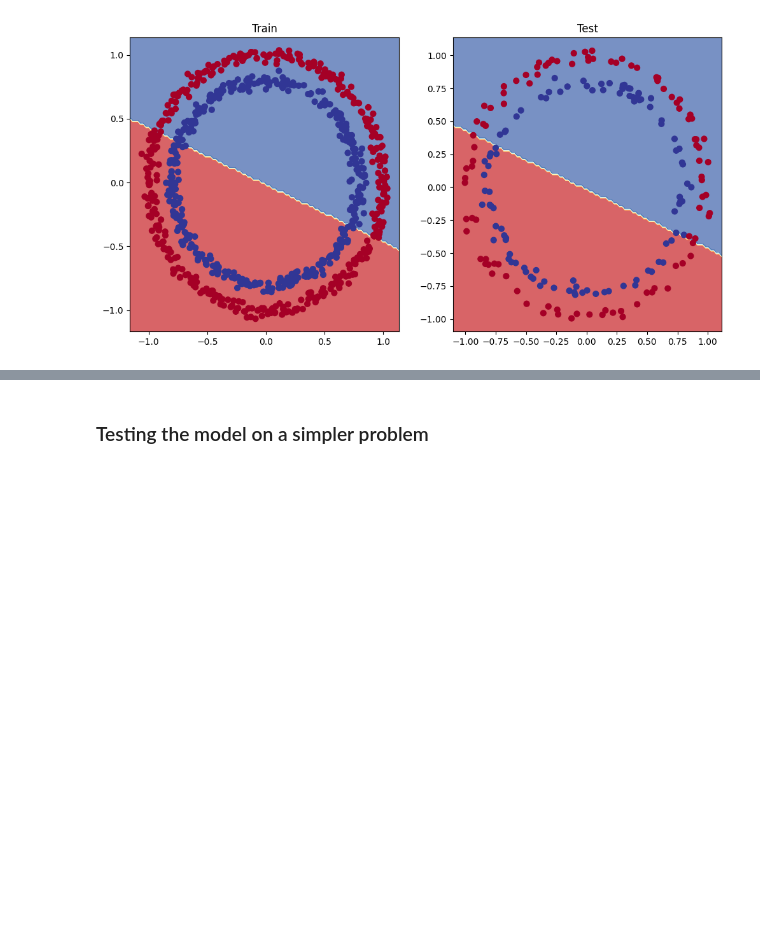
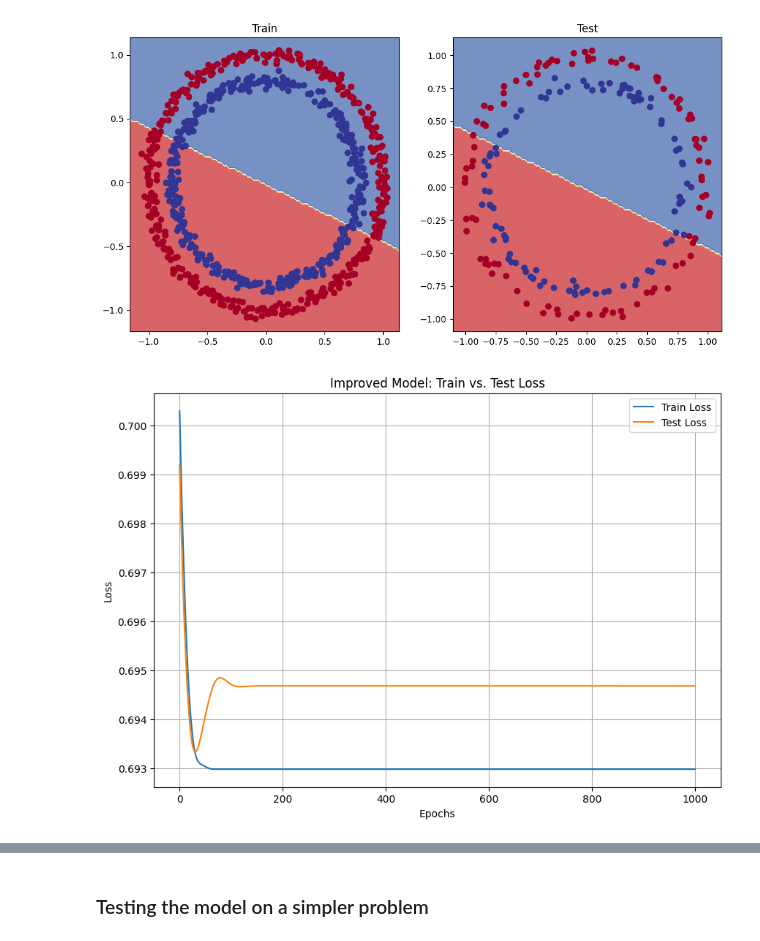
Before and after one commit to BilalAsifB/Learning-PyTorch, a Jupyter notebook: notebooks/02_pytorch_NN_classification.ipynb, the cells around one changed output, grey strips where cells are left out. Cells and saved outputs as stored; diff of their text form; code cells hidden in the pictures; blank space fills up the shorter version.

```diff
--- a/notebooks/02_pytorch_NN_classification.ipynb
+++ b/notebooks/02_pytorch_NN_classification.ipynb
@@ -184,7 +188,7 @@ improved_model = nn.Sequential(
     nn.Linear(in_features=16,
               out_features=8),
     nn.Linear(in_features=8,
-              out_features=y_train.ndim)
+              out_features=y_train.ndim),
 ).to(DEVICE)
 # %%
 improved_model
@@ -225,4 +251,4 @@ def train_test_loop(X_train, X_test, y_train, y_test,
 # %%
-train_test_loop(X_train, X_test, y_train, y_test, improved_model, 1000)
+improved_model_train_losses, improved_model_test_losses,improved_model_train_accuracy, improved_model_test_accuracy  = train_test_loop(X_train, X_test, y_train, y_test, improved_model, 1000)
 # %% [output]
 ~ Epoch: 0:
@@ -252,3 +278,17 @@ plt.title('Test')
 plot_decision_boundary(improved_model, X_test, y_test)
 # %% [output]
 [figure]
+# %%
+plt.figure(figsize=(10, 7))
+
+plt.plot(improved_model_train_losses, label='Train Loss')
+plt.plot(improved_model_test_losses, label='Test Loss')
+plt.title('Improved Model: Train vs. Test Loss')
+plt.xlabel('Epochs')
+plt.ylabel('Loss')
+plt.legend()
+plt.grid(True)
+
+plt.show()
+# %% [output]
+[figure, added]
```
Also changed, not shown: parts of 26 cells of this notebook.
